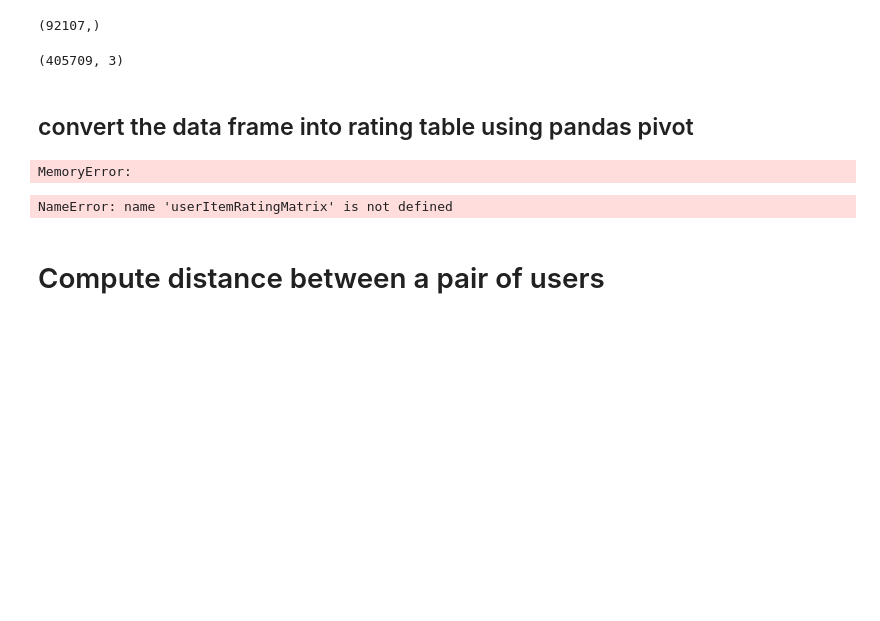
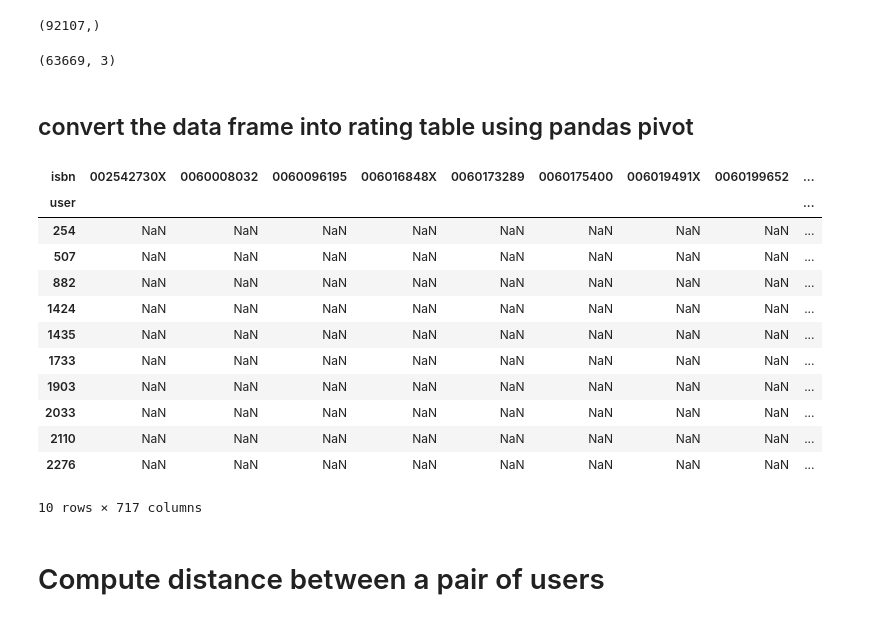
Before and after one commit to poorvaja23/SystemRecommendations, a Jupyter notebook: SysRecommendations_NearestNeighborModel.ipynb, the cells around one changed output. Saved outputs shown, nothing was run; the diff lists cells and outputs as text; code cells hidden in the pictures; blank space fills up the shorter version.

```diff
--- a/SysRecommendations_NearestNeighborModel.ipynb
+++ b/SysRecommendations_NearestNeighborModel.ipynb
@@ -119,25 +119,34 @@ ISBMsPerUSer.shape
 (92107,)
 # %%
 #Rating matrix with all this data will be very sparse so we reduce this by only considering books that have been read by more than 10 users
-data=data[data["isbn"].isin(usersPerISBN[usersPerISBN>10].index)]
+data=data[data["isbn"].isin(usersPerISBN[usersPerISBN>100].index)]
 # %%
 #Rating matrix with all this data will be very sparse so we reduce this by only considering users that have read more than 10 books
-data=data[data["user"].isin(ISBMsPerUSer[ISBMsPerUSer>10].index)]
+data=data[data["user"].isin(ISBMsPerUSer[ISBMsPerUSer>100].index)]
 # %%
 data.shape
 # %% [output]
-(405709, 3)
+(63669, 3)
 # %% [markdown]
 ## convert the data frame into rating table using pandas pivot
 # %%
-userItemRatingMatrix=pd.pivot_table(data, values='rating',
-                                    index=['user'], columns=['isbn'])
+userItemRatingMatrix=pd.pivot_table(data, values='rating',index=['user'], columns=['isbn'])
-# %% [output]
-MemoryError:
 # %%
-userItemRatingMatrix.head()
+userItemRatingMatrix.head(10)
 # %% [output]
+| isbn | 002542730X | 0060008032 | 0060096195 | 006016848X | 0060173289 | 0060175400 | 006019491X | 0060199652 | ... |
+| user |  |  |  |  |  |  |  |  | ... |
+| 254 | NaN | NaN | NaN | NaN | NaN | NaN | NaN | NaN | ... |
+| 507 | NaN | NaN | NaN | NaN | NaN | NaN | NaN | NaN | ... |
+| 882 | NaN | NaN | NaN | NaN | NaN | NaN | NaN | NaN | ... |
+| 1424 | NaN | NaN | NaN | NaN | NaN | NaN | NaN | NaN | ... |
+| 1435 | NaN | NaN | NaN | NaN | NaN | NaN | NaN | NaN | ... |
+| 1733 | NaN | NaN | NaN | NaN | NaN | NaN | NaN | NaN | ... |
+| 1903 | NaN | NaN | NaN | NaN | NaN | NaN | NaN | NaN | ... |
+| 2033 | NaN | NaN | NaN | NaN | NaN | NaN | NaN | NaN | ... |
+| 2110 | NaN | NaN | NaN | NaN | NaN | NaN | NaN | NaN | ... |
+| 2276 | NaN | NaN | NaN | NaN | NaN | NaN | NaN | NaN | ... |
-NameError: name 'userItemRatingMatrix' is not defined
+10 rows × 717 columns
 # %% [markdown]
 # Compute distance between a pair of users
 # %%
```
Also changed, not shown: parts of 22 cells of this notebook, 4 other files.
